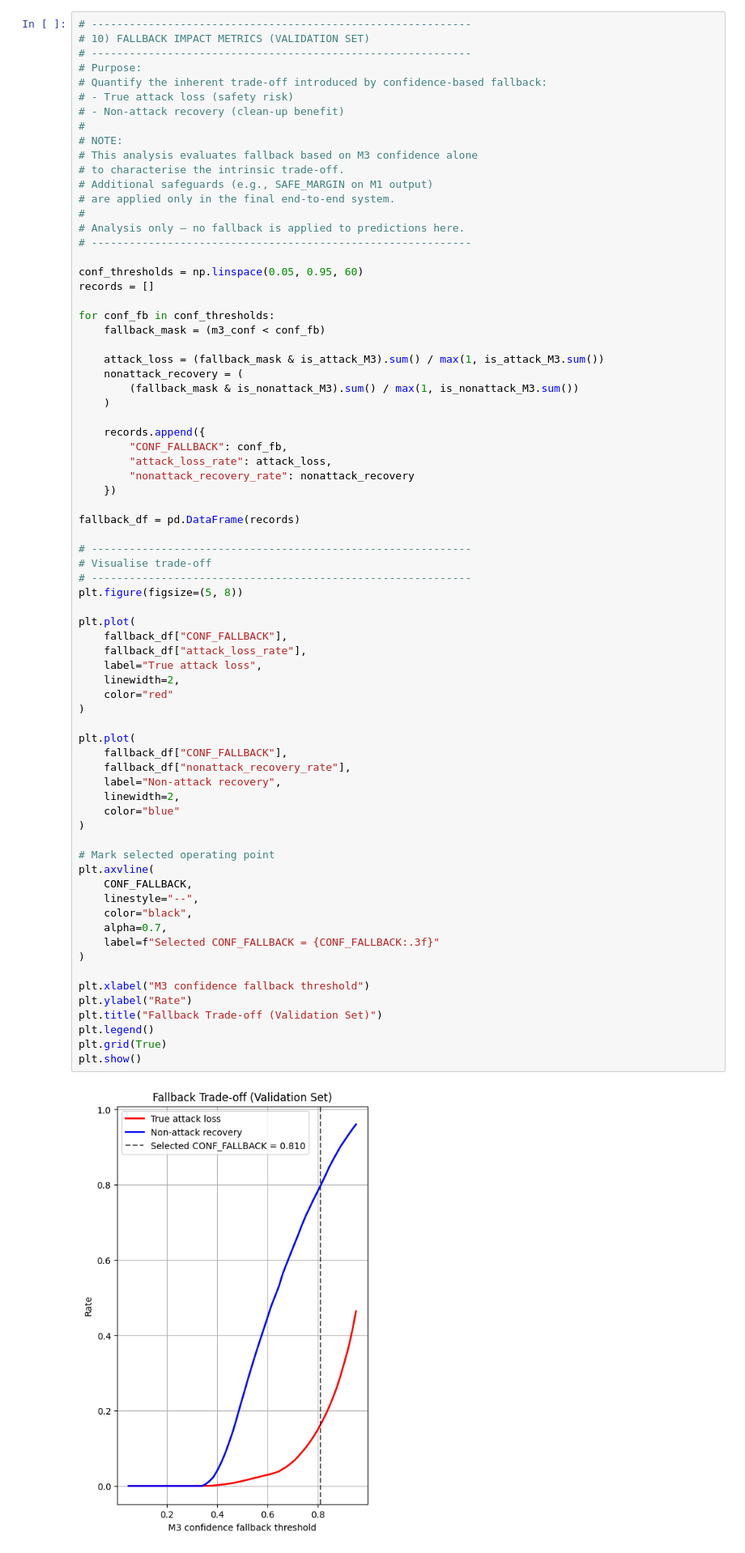
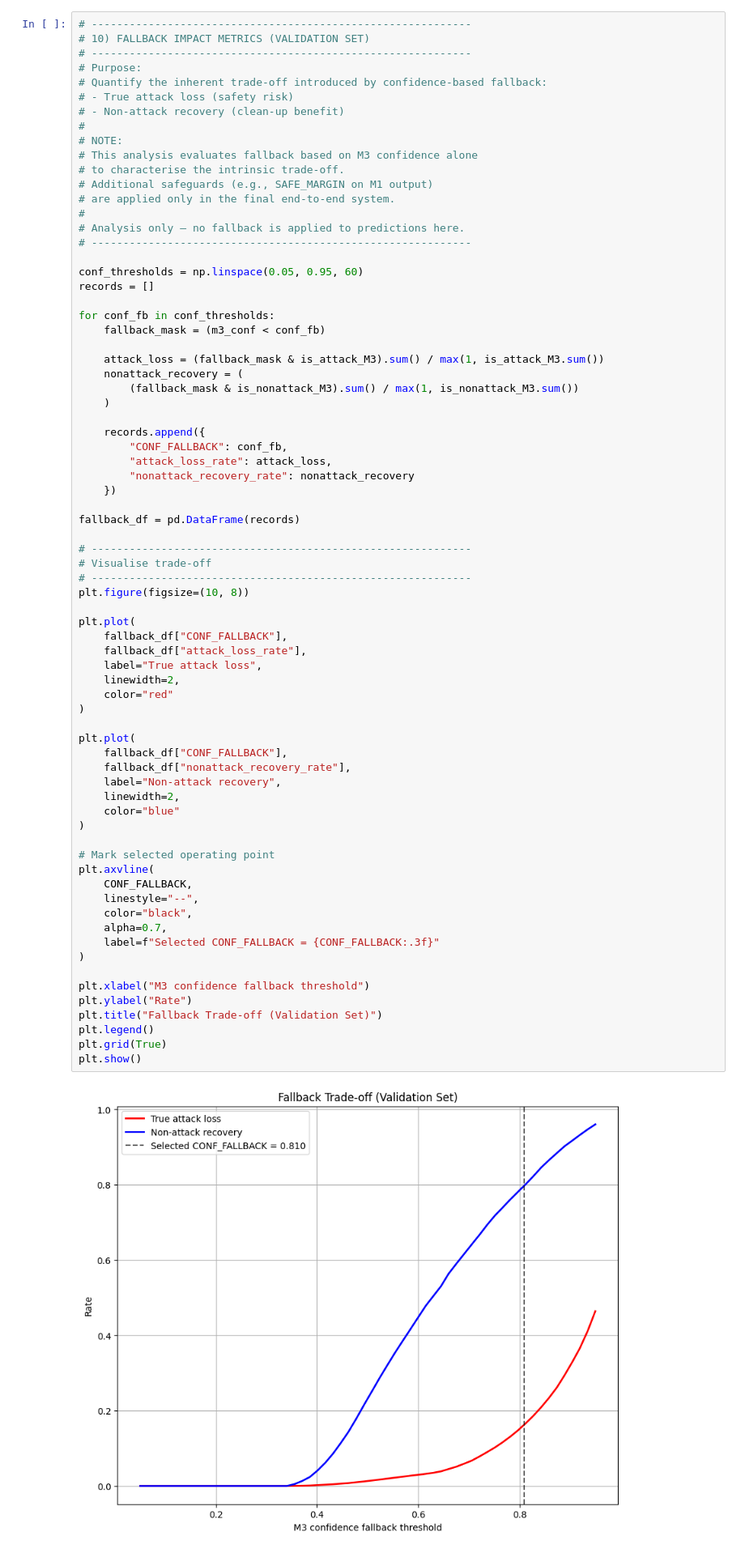
Before and after one commit to Heyyouchao/FYP, a Jupyter notebook: notebook/05_Hierarchical_IDS_Fallback_and_Recovery.ipynb, the cells around one changed output. Shown at 81% size. Cells and saved outputs as stored; diff of their text form.

```diff
--- a/notebook/05_Hierarchical_IDS_Fallback_and_Recovery.ipynb
+++ b/notebook/05_Hierarchical_IDS_Fallback_and_Recovery.ipynb
@@ -659,41 +659,41 @@ fallback_df = pd.DataFrame(records)
 # ------------------------------------------------------------
 # Visualise trade-off
 # ------------------------------------------------------------
-plt.figure(figsize=(5, 8))
+plt.figure(figsize=(10, 8))
 
 plt.plot(
     fallback_df["CONF_FALLBACK"],
     fallback_df["attack_loss_rate"],
     label="True attack loss",
     linewidth=2,
     color="red"
 )
 
 plt.plot(
     fallback_df["CONF_FALLBACK"],
     fallback_df["nonattack_recovery_rate"],
     label="Non-attack recovery",
     linewidth=2,
     color="blue"
 )
 
 # Mark selected operating point
 plt.axvline(
     CONF_FALLBACK,
     linestyle="--",
     color="black",
     alpha=0.7,
     label=f"Selected CONF_FALLBACK = {CONF_FALLBACK:.3f}"
 )
 
 plt.xlabel("M3 confidence fallback threshold")
 plt.ylabel("Rate")
 plt.title("Fallback Trade-off (Validation Set)")
 plt.legend()
 plt.grid(True)
 plt.show()
 # %% [output]
-[figure, old version]
+[figure, new version]
 # %%
 # ------------------------------------------------------------
 # 11) SAFE FALLBACK RULE (FINAL LOGIC)
```
Also changed, not shown: 3 other files.
